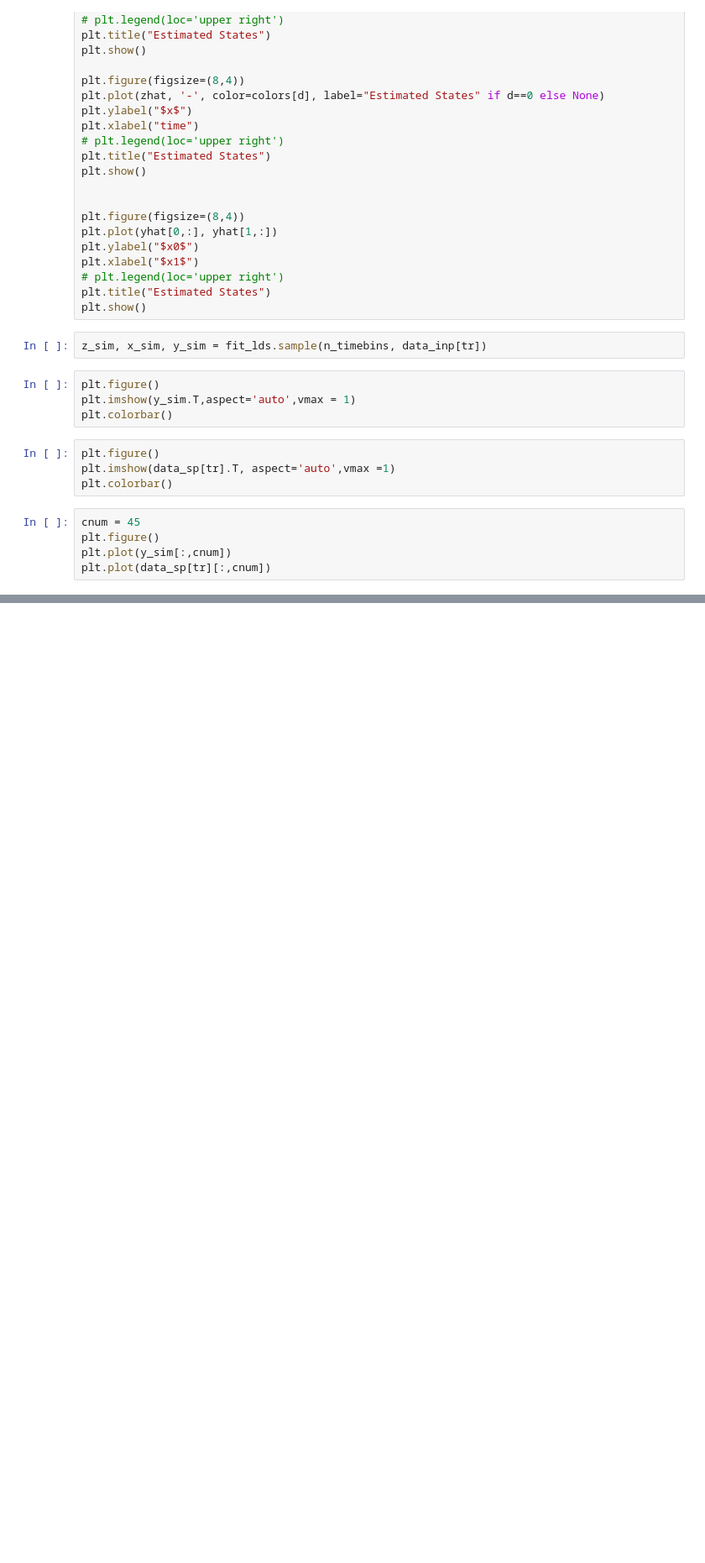
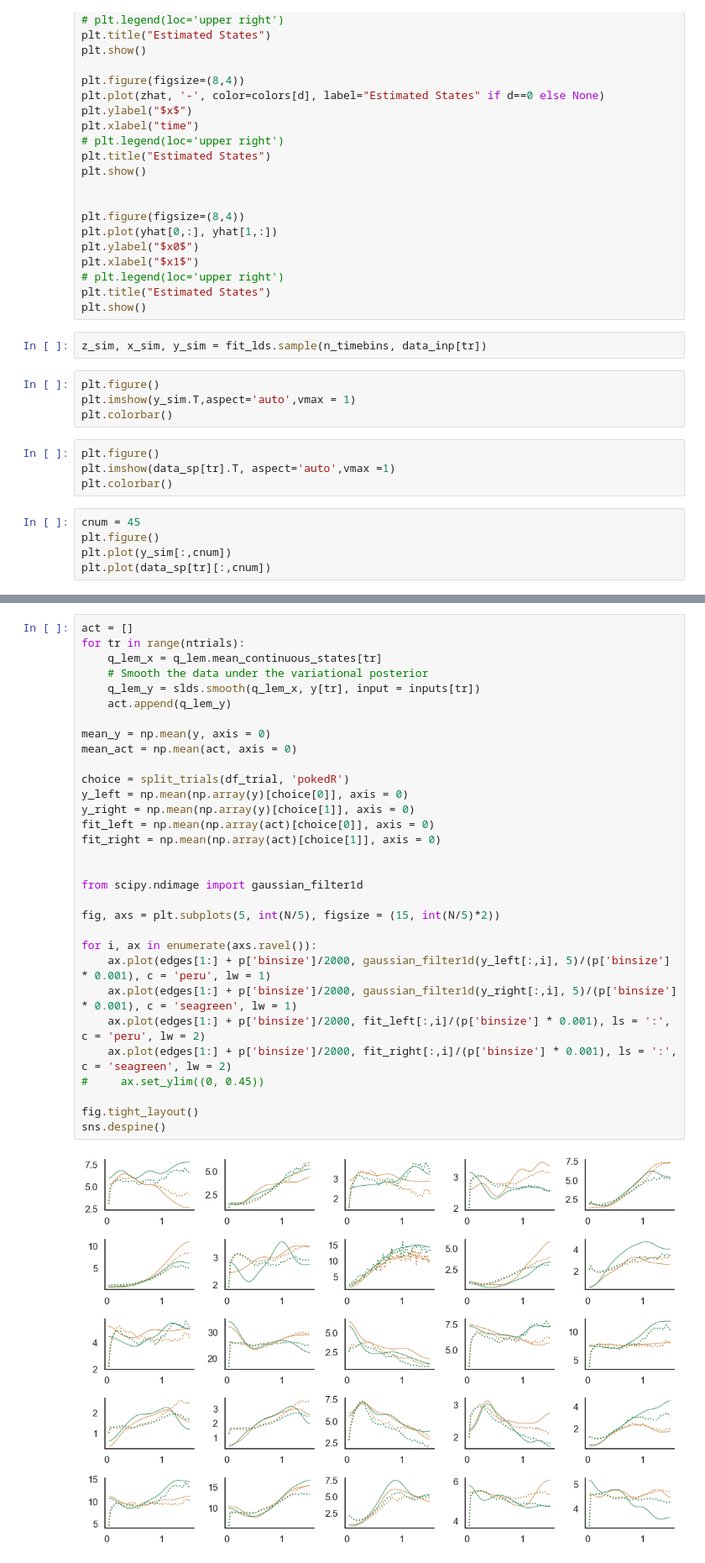
Before and after one commit to dikshagup/ssm, a Jupyter notebook: notebooks/ssm_scratchpad.ipynb, the cells around one changed output, grey strips where cells are left out. Shown at 84% size. Drawn from its saved outputs; the diff is of its cells as text; blank space fills up the shorter version.

```diff
--- a/notebooks/ssm_scratchpad.ipynb
+++ b/notebooks/ssm_scratchpad.ipynb
@@ -139,0 +297,33 @@ plt.plot(data_sp[tr][:,cnum])
+# %%
+act = []
+for tr in range(ntrials):
+    q_lem_x = q_lem.mean_continuous_states[tr]
+    # Smooth the data under the variational posterior
+    q_lem_y = slds.smooth(q_lem_x, y[tr], input = inputs[tr])
+    act.append(q_lem_y)
+
+mean_y = np.mean(y, axis = 0)
+mean_act = np.mean(act, axis = 0)
+
+choice = split_trials(df_trial, 'pokedR')
+y_left = np.mean(np.array(y)[choice[0]], axis = 0)
+y_right = np.mean(np.array(y)[choice[1]], axis = 0)
+fit_left = np.mean(np.array(act)[choice[0]], axis = 0)
+fit_right = np.mean(np.array(act)[choice[1]], axis = 0)
+
+
+from scipy.ndimage import gaussian_filter1d
+
+fig, axs = plt.subplots(5, int(N/5), figsize = (15, int(N/5)*2))
+
+for i, ax in enumerate(axs.ravel()):
+    ax.plot(edges[1:] + p['binsize']/2000, gaussian_filter1d(y_left[:,i], 5)/(p['binsize'] * 0.001), c = 'peru', lw = 1)
+    ax.plot(edges[1:] + p['binsize']/2000, gaussian_filter1d(y_right[:,i], 5)/(p['binsize'] * 0.001), c = 'seagreen', lw = 1)
+    ax.plot(edges[1:] + p['binsize']/2000, fit_left[:,i]/(p['binsize'] * 0.001), ls = ':', c = 'peru', lw = 2)
+    ax.plot(edges[1:] + p['binsize']/2000, fit_right[:,i]/(p['binsize'] * 0.001), ls = ':', c = 'seagreen', lw = 2)
+#     ax.set_ylim((0, 0.45))
+
+fig.tight_layout()
+sns.despine()
+# %% [output]
+[figure, added]
```
Also changed, not shown: parts of 21 cells of this notebook, 4 other files.
